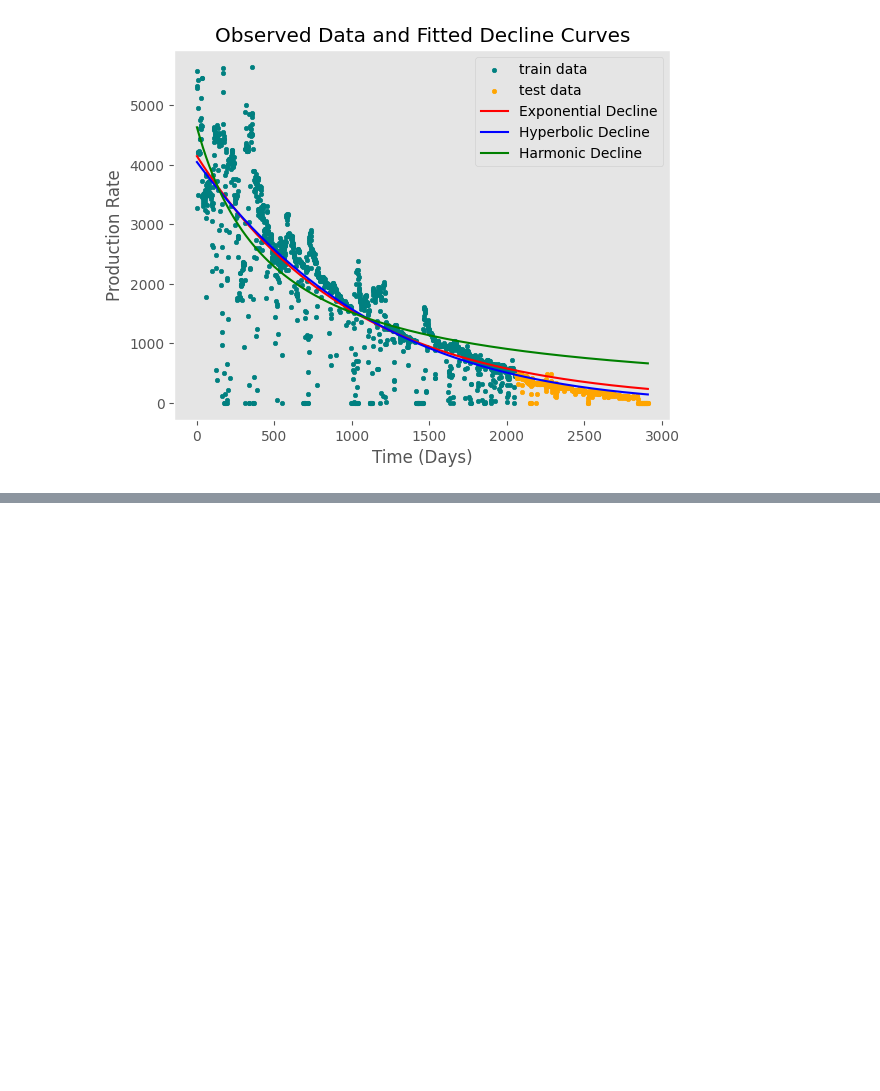
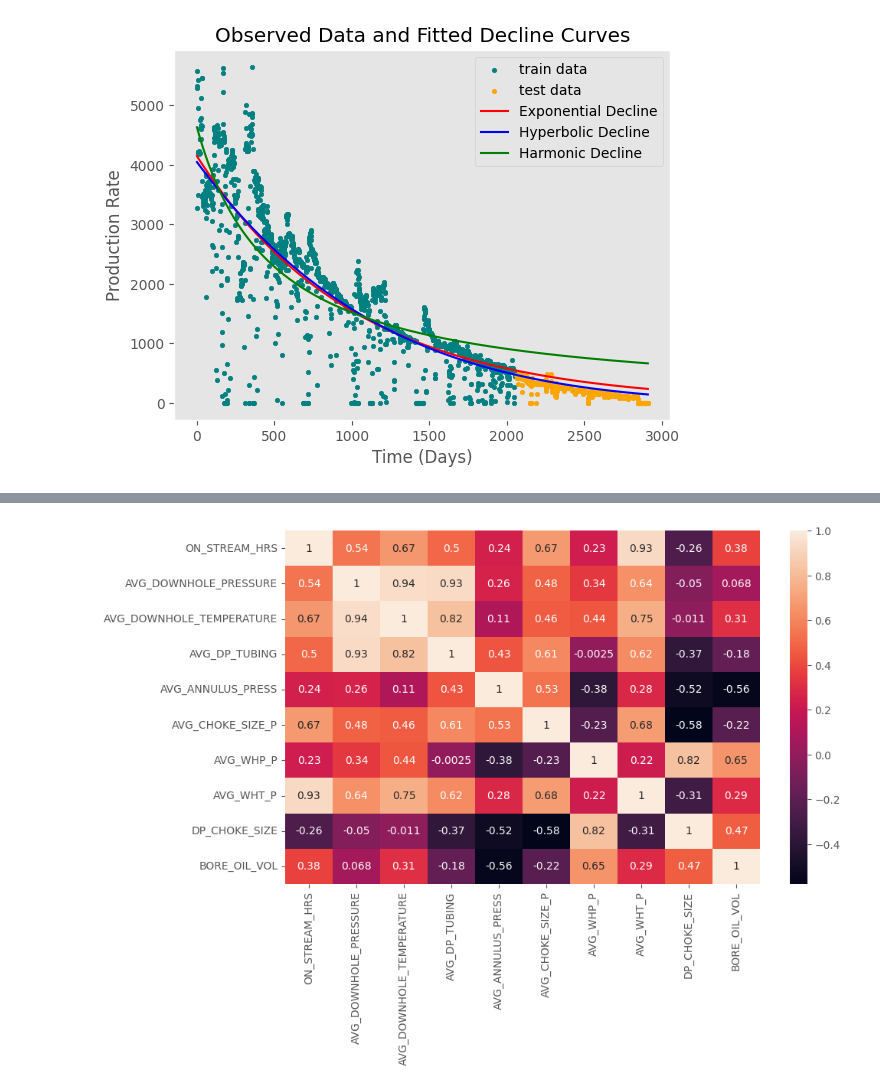
Before and after one commit to Darkmatrix5/Well-production-Dashboard, a Jupyter notebook: Volve_data_analysis_pred_fore.ipynb, the cells around one changed output, grey strips where cells are left out. Cells and saved outputs as stored; diff of their text form; code cells hidden in the pictures; blank space fills up the shorter version.

```diff
--- a/Volve_data_analysis_pred_fore.ipynb
+++ b/Volve_data_analysis_pred_fore.ipynb
@@ -637,0 +702,6 @@ plt.grid()
+# %%
+plt.figure(figsize=(10, 6))
+dataplot = sns.heatmap(df_w2.corr(numeric_only=True), annot=True)
+plt.show()
+# %% [output]
+[figure, added]
```
Also changed, not shown: parts of 49 cells of this notebook, 9 other files.
